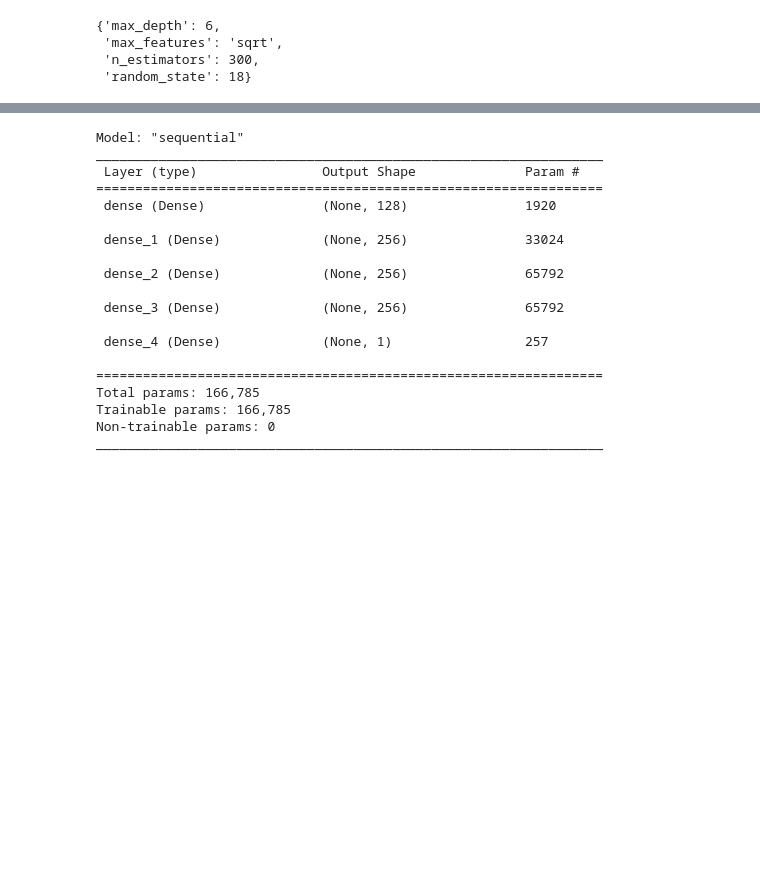
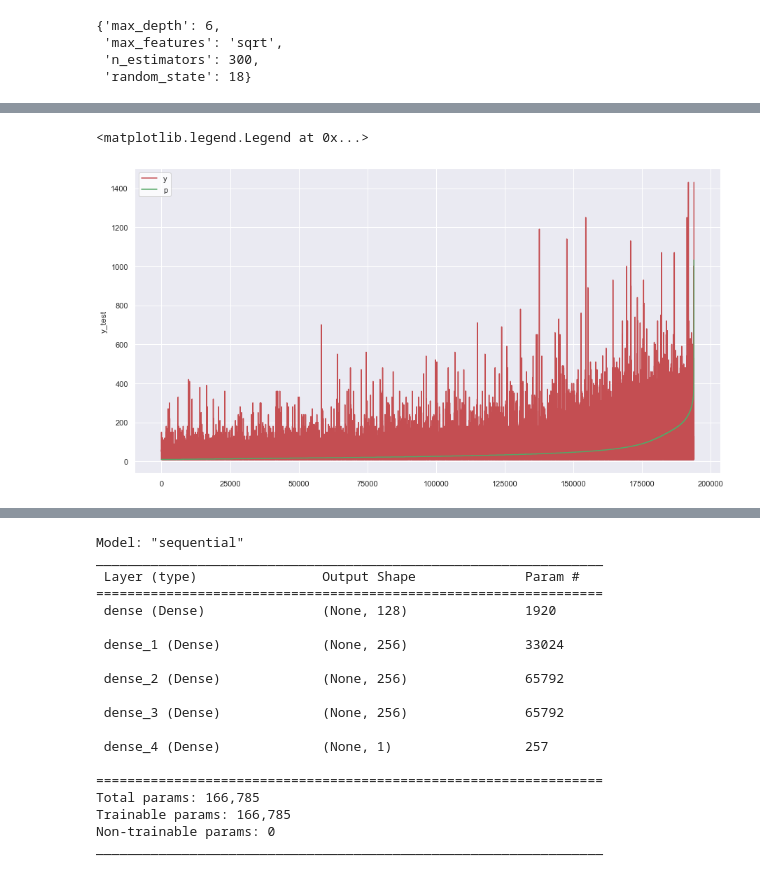
Before and after one commit to roshan-pandey/synthetic-data-gen, a Jupyter notebook: src/data-manipulation.ipynb, the cells around one changed output, grey strips where cells are left out. Saved outputs shown, nothing was run; the diff lists cells and outputs as text; code cells hidden in the pictures; blank space fills up the shorter version.

```diff
--- a/src/data-manipulation.ipynb
+++ b/src/data-manipulation.ipynb
@@ -112,0 +221,16 @@ print(rmse)
+# %%
+d = [y_test, prediction]
+result_df = pd.DataFrame(data=d)
+# %%
+result_df = result_df.T
+result_df.columns = ['y_test', 'prediction']
+# %%
+result_df = result_df.sort_values(by='prediction')
+# %%
+sns.set(rc={"figure.figsize":(15, 8)}) #width=3, #height=4
+sns.lineplot(x = range(result_df.shape[0]), y = 'y_test', data = result_df, color='r')
+sns.lineplot(x = range(result_df.shape[0]), y = 'prediction', data = result_df, color='g')
+plt.legend(labels=['y','p'], facecolor='white')
+# %% [output]
+<matplotlib.legend.Legend at 0x...>
+[figure, added]
```
Also changed, not shown: parts of 37 cells of this notebook.
